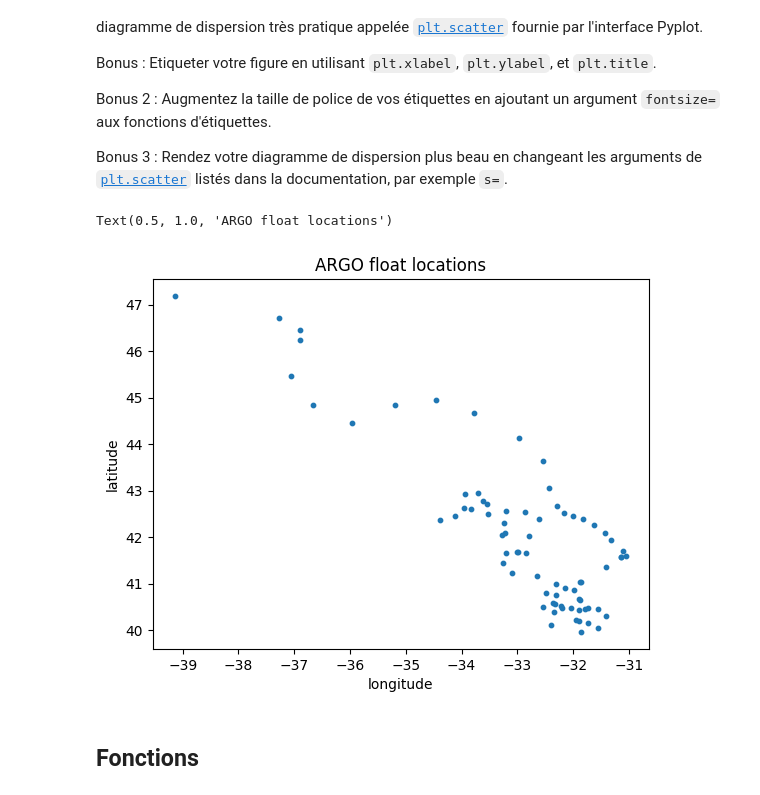
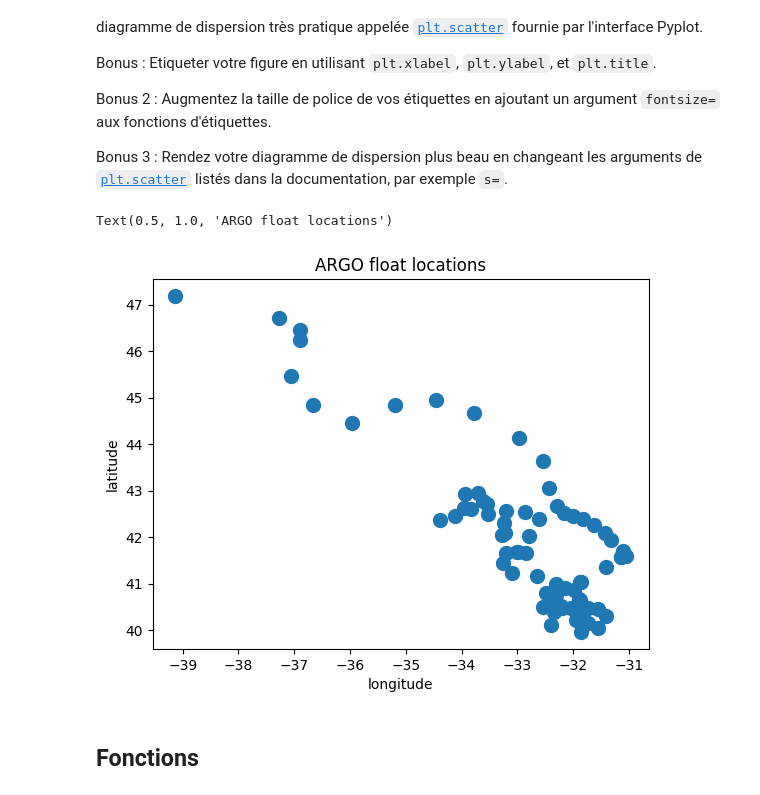
Before and after one commit to remi0605/2024_Geoinformatique_I, a Jupyter notebook: S4_IP_exercice.ipynb, the cells around one changed output. Cells and saved outputs as stored; diff of their text form; code cells hidden in the pictures.

```diff
--- a/S4_IP_exercice.ipynb
+++ b/S4_IP_exercice.ipynb
@@ -78,7 +78,7 @@ for file in files:
 # %% [markdown]
 Ensuite, chargez les fichiers sous forme de tableaux `numpy`, par exemple en utilisant la compréhension de liste
 # %%
-P, S, level, lat, date, T, lon = [np.load(files[i]) for i in range(len(files))]
+level, S, T, lon, lat, date, P = [np.load(files[i]) for i in range(len(files))]
 # %% [markdown]
 **Q2) Recréez le tableau `level` en utilisant `np.arange` et `np.linspace`**.
 
@@ -293,10 +345,10 @@ Bonus 2 : Augmentez la taille de police de vos étiquettes en ajoutant un argume
 
 Bonus 3 : Rendez votre diagramme de dispersion plus beau en changeant les arguments de [`plt.scatter`](https://matplotlib.org/stable/api/_as_gen/matplotlib.pyplot.scatter.html) listés dans la documentation, par exemple `s=`.
 # %%
-plt.scatter(lon,lat, s=10)
+plt.scatter(lon,lat, s=100)
 plt.xlabel('longitude')
 plt.ylabel('latitude')
 plt.title('ARGO float locations')
 # %% [output]
 Text(0.5, 1.0, 'ARGO float locations')
-[figure, old version]
+[figure, new version]
```
Also changed, not shown: parts of 11 cells of this notebook.
